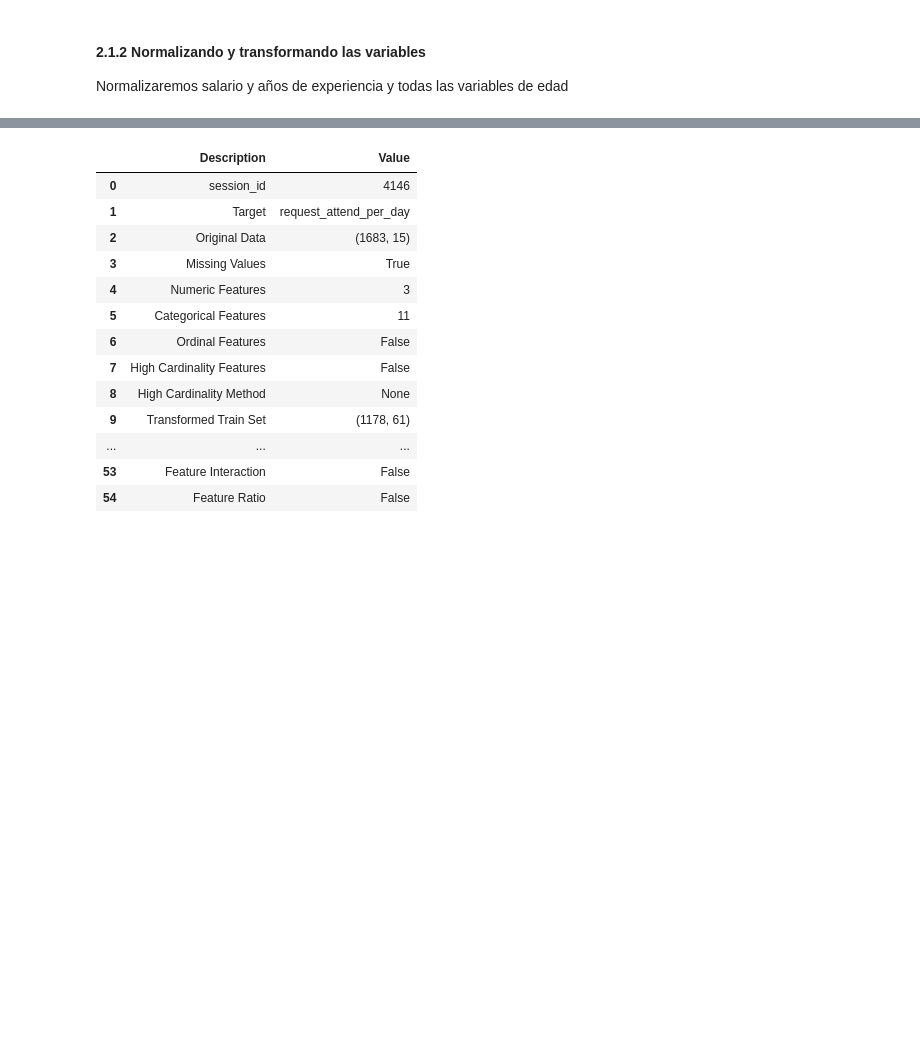
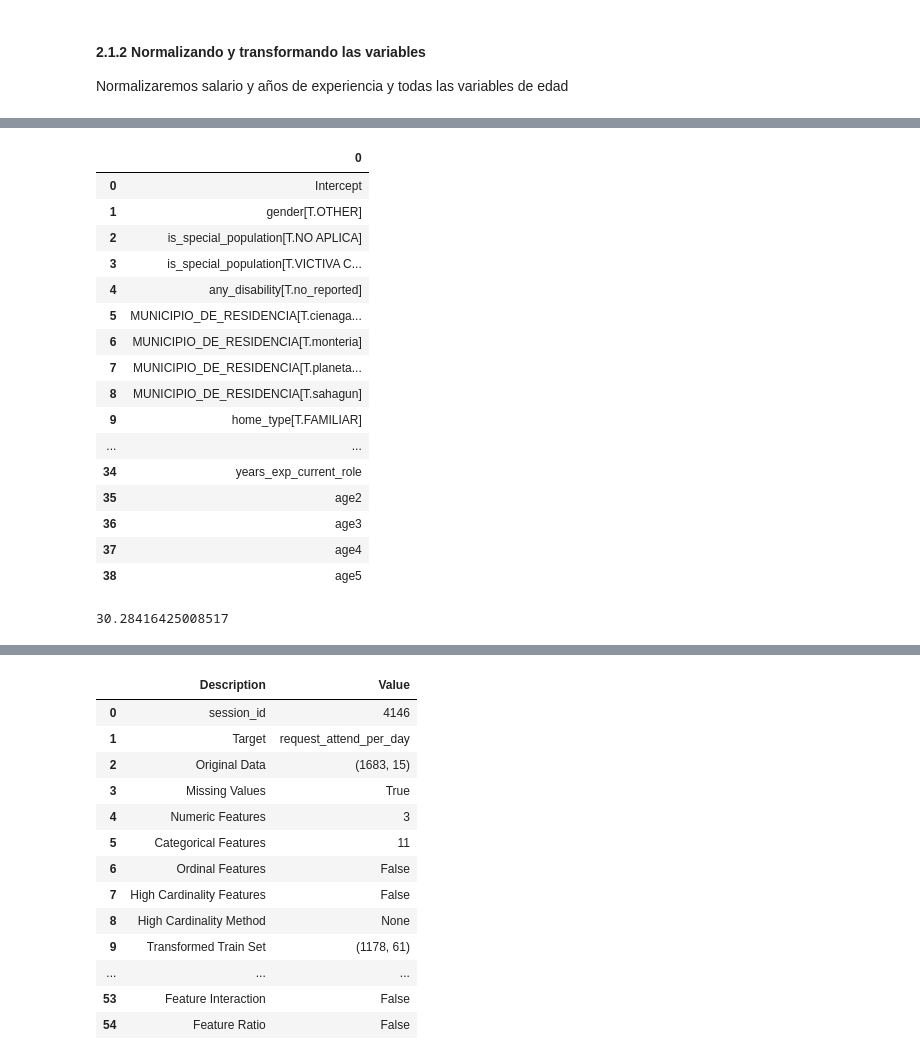
Before and after one commit to androdriguezr/Team_224, a Jupyter notebook: Proyecto/Codigo/Modelling/Pycaret_Modelling.ipynb, the cells around one changed output, grey strips where cells are left out. Saved outputs shown, nothing was run; the diff lists cells and outputs as text; code cells hidden in the pictures; blank space fills up the shorter version.

```diff
--- a/Proyecto/Codigo/Modelling/Pycaret_Modelling.ipynb
+++ b/Proyecto/Codigo/Modelling/Pycaret_Modelling.ipynb
@@ -175,0 +312,24 @@ X_test[['wage_imputed','years_exp_current_role','age','age2','age3','age4','age5
+# %%
+linear_model_baseline.pvalues.index[np.where(linear_model_baseline.pvalues<0.05/len(linear_model_baseline.pvalues))].to_frame().reset_index(drop=True)
+# %% [output]
+|  | 0 |
+| 0 | Intercept |
+| 1 | gender[T.OTHER] |
+| 2 | is_special_population[T.NO APLICA] |
+| 3 | is_special_population[T.VICTIVA C... |
+| 4 | any_disability[T.no_reported] |
+| 5 | MUNICIPIO_DE_RESIDENCIA[T.cienaga... |
+| 6 | MUNICIPIO_DE_RESIDENCIA[T.monteria] |
+| 7 | MUNICIPIO_DE_RESIDENCIA[T.planeta... |
+| 8 | MUNICIPIO_DE_RESIDENCIA[T.sahagun] |
+| 9 | home_type[T.FAMILIAR] |
+| ... | ... |
+| 34 | years_exp_current_role |
+| 35 | age2 |
+| 36 | age3 |
+| 37 | age4 |
+| 38 | age5 |
+# %%
+linear_model_baseline.fvalue ### valor del ANOVA agregado del modelo.
+# %% [output]
+30.28416425008517
```
Also changed, not shown: parts of 31 cells of this notebook.
